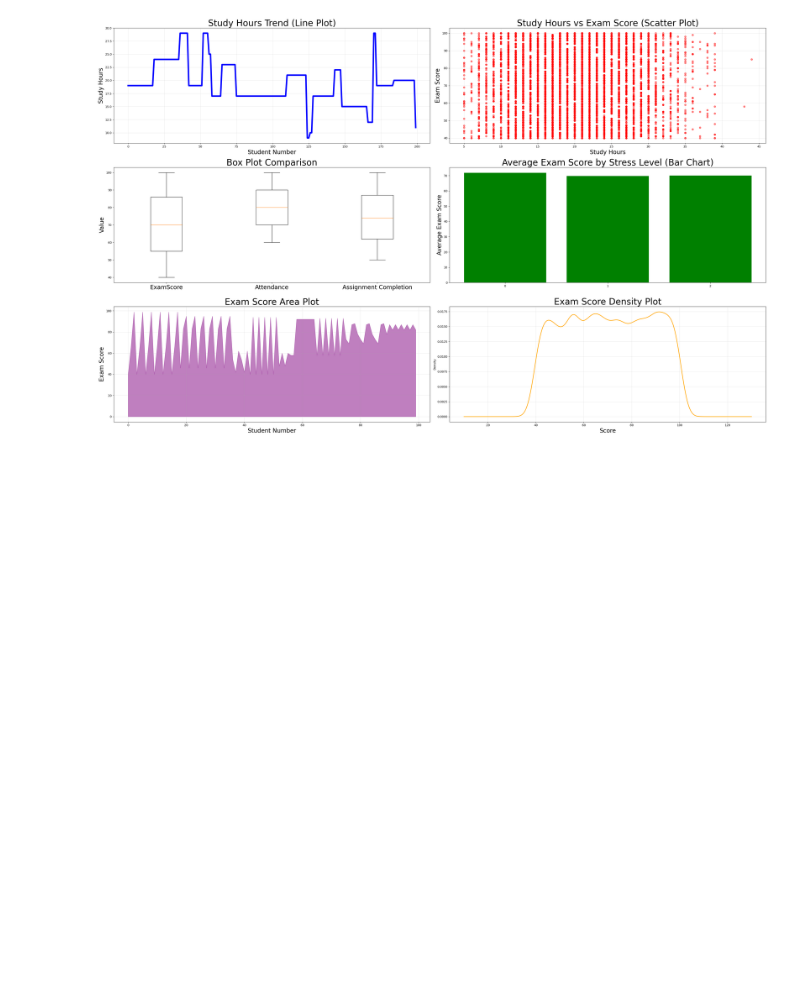
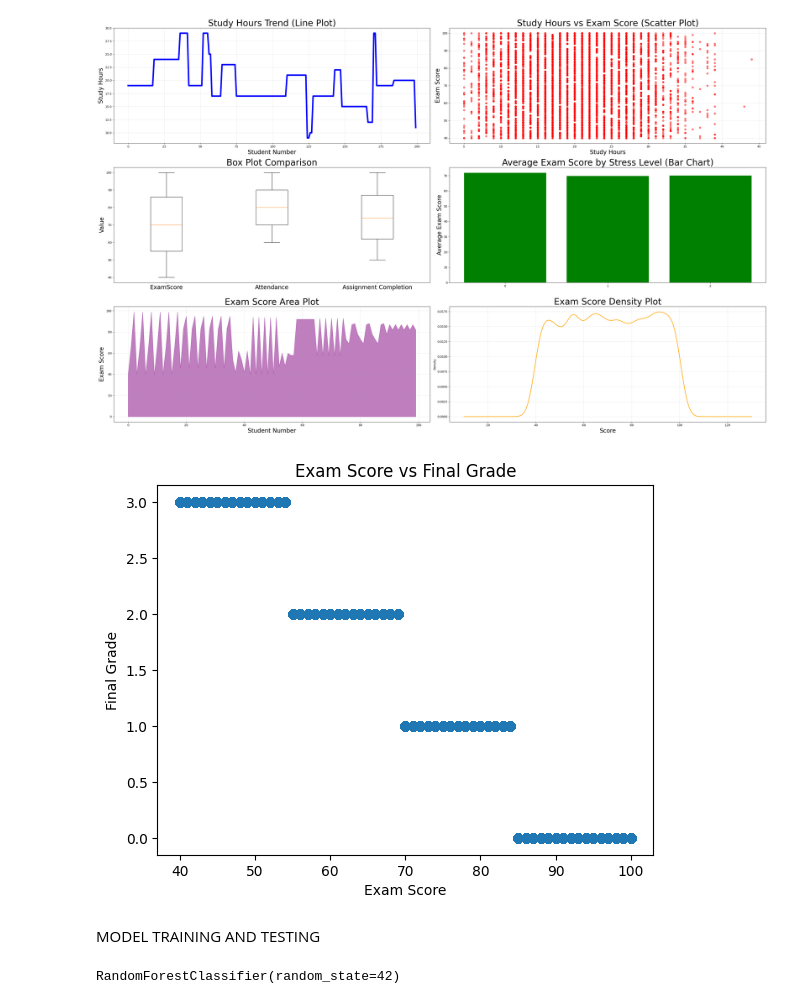
Before and after one commit to benjiie92/exam-results, a Jupyter notebook: Exam_results.ipynb, the cells around one changed output. Drawn from its saved outputs; the diff is of its cells as text; code cells hidden in the pictures; blank space fills up the shorter version.

```diff
--- a/Exam_results.ipynb
+++ b/Exam_results.ipynb
@@ -205,3 +205,16 @@ plt.tight_layout()
 plt.show()
 # %% [output]
 [figure]
+# %%
+import matplotlib.pyplot as plt
+
+# Example: ExamScore vs FinalGrade
+plt.scatter(data['ExamScore'], data['FinalGrade'])
+plt.xlabel('Exam Score')
+plt.ylabel('Final Grade')
+plt.title('Exam Score vs Final Grade')
+plt.show()
+# %% [output]
+[figure, added]
+# %% [markdown]
+MODEL TRAINING AND TESTING
@@ -207,0 +230,5 @@ plt.show()
+# %%
+model=RandomForestClassifier(n_estimators=100, random_state=42)
+model.fit(X_train, y_train)
+# %% [output]
+RandomForestClassifier(random_state=42)
```
Also changed, not shown: parts of 10 cells of this notebook.
